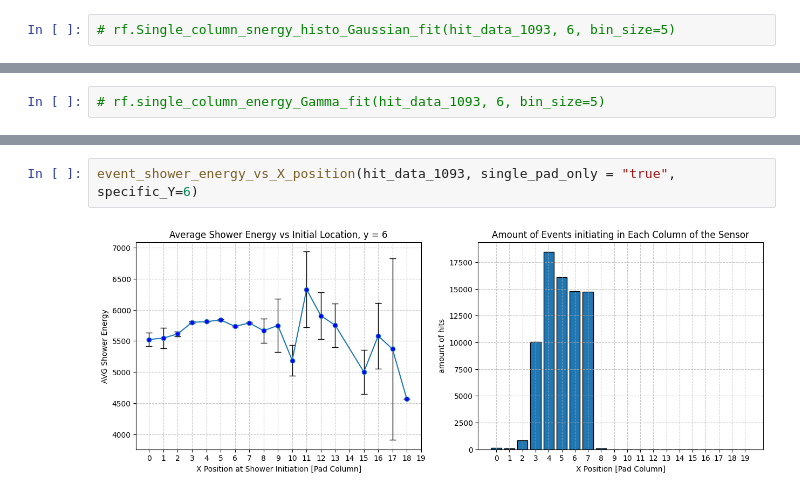
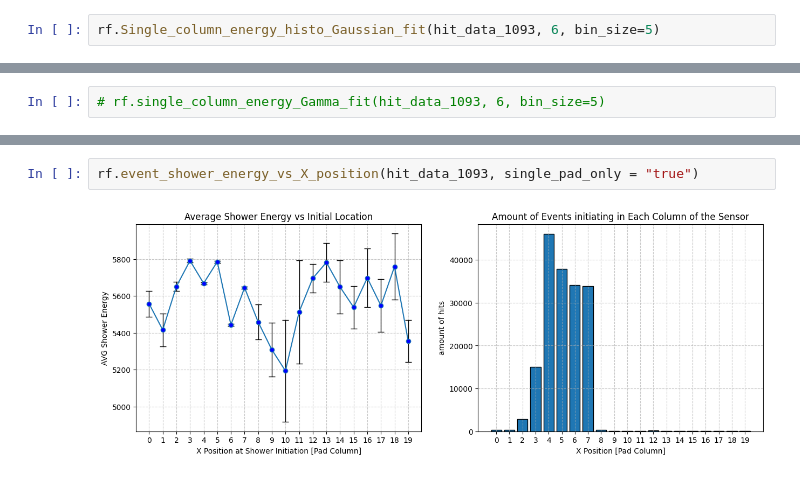
Before and after one commit to Ben-David-Ben/F-Cal-TB-Project, a Jupyter notebook: TB2025_Gap.ipynb, the cells around one changed output, grey strips where cells are left out. Saved outputs shown, nothing was run; the diff lists cells and outputs as text.

```diff
--- a/TB2025_Gap.ipynb
+++ b/TB2025_Gap.ipynb
@@ -132,4 +45,4 @@ shower_energy_histo_single_location(hit_data_1093, 6, bin_size=50)
 # %% [output]
 [figure]
 # %%
-# rf.Single_column_snergy_histo_Gaussian_fit(hit_data_1093, 6, bin_size=5)
+rf.Single_column_energy_histo_Gaussian_fit(hit_data_1093, 6, bin_size=5)
@@ -138,4 +137,4 @@ shower_energy_histo_single_location(hit_data_1093, 6, bin_size=50)
 # %%
-event_shower_energy_vs_X_position(hit_data_1093, single_pad_only = "true", specific_Y=6)
+rf.event_shower_energy_vs_X_position(hit_data_1093, single_pad_only = "true")
 # %% [output]
-[figure, old version]
+[figure, new version]
```
Also changed, not shown: parts of 8 cells of this notebook, 4 other files.
